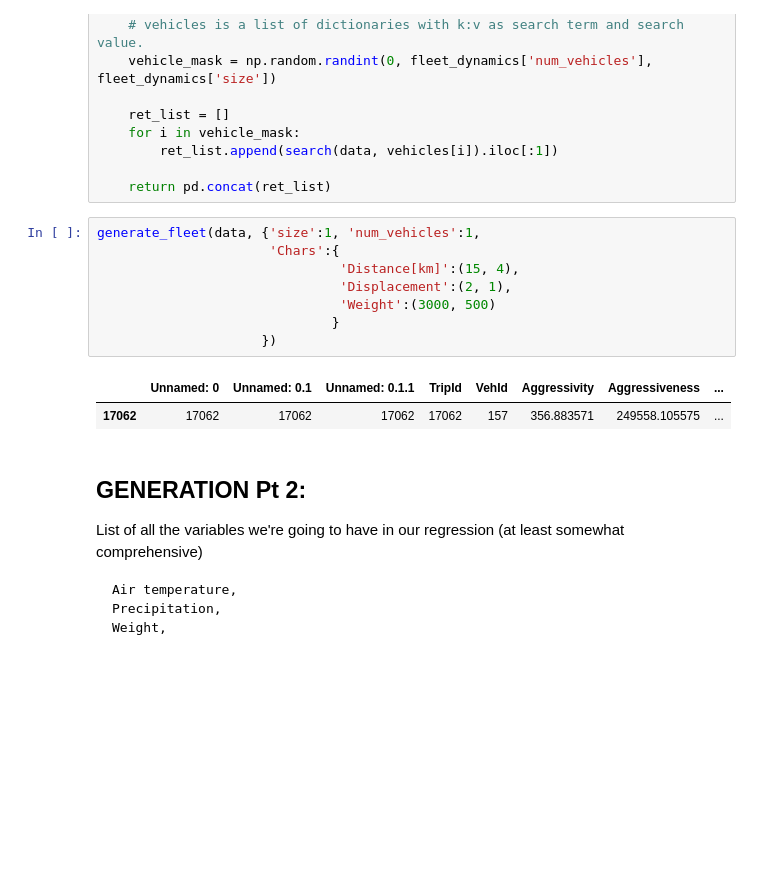
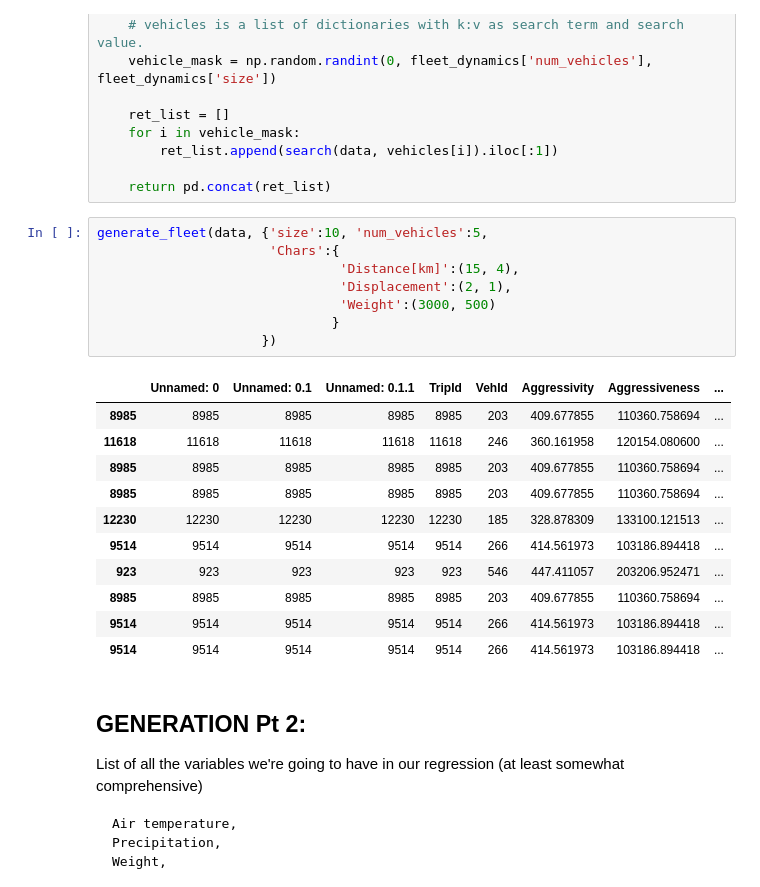
Before and after one commit to zamborg/NVFEL498, a Jupyter notebook: Notebooks/FleetGeneration.ipynb, the cells around one changed output. Drawn from its saved outputs; the diff is of its cells as text; blank space fills up the shorter version.

Commit message:
Fleet Generation

```diff
--- a/Notebooks/FleetGeneration.ipynb
+++ b/Notebooks/FleetGeneration.ipynb
@@ -411,16 +379,25 @@ def generate_fleet(data, fleet_dynamics = None):
 
     return pd.concat(ret_list)
 # %%
-generate_fleet(data, {'size':1, 'num_vehicles':1,
+generate_fleet(data, {'size':10, 'num_vehicles':5,
                       'Chars':{
                                'Distance[km]':(15, 4),
                                'Displacement':(2, 1),
                                'Weight':(3000, 500)
                               }
                      })
 # %% [output]
 |  | Unnamed: 0 | Unnamed: 0.1 | Unnamed: 0.1.1 | TripId | VehId | Aggressivity | Aggressiveness | ... |
-| 17062 | 17062 | 17062 | 17062 | 17062 | 157 | 356.883571 | 249558.105575 | ... |
+| 8985 | 8985 | 8985 | 8985 | 8985 | 203 | 409.677855 | 110360.758694 | ... |
+| 11618 | 11618 | 11618 | 11618 | 11618 | 246 | 360.161958 | 120154.080600 | ... |
+| 8985 | 8985 | 8985 | 8985 | 8985 | 203 | 409.677855 | 110360.758694 | ... |
+| 8985 | 8985 | 8985 | 8985 | 8985 | 203 | 409.677855 | 110360.758694 | ... |
+| 12230 | 12230 | 12230 | 12230 | 12230 | 185 | 328.878309 | 133100.121513 | ... |
+| 9514 | 9514 | 9514 | 9514 | 9514 | 266 | 414.561973 | 103186.894418 | ... |
+| 923 | 923 | 923 | 923 | 923 | 546 | 447.411057 | 203206.952471 | ... |
+| 8985 | 8985 | 8985 | 8985 | 8985 | 203 | 409.677855 | 110360.758694 | ... |
+| 9514 | 9514 | 9514 | 9514 | 9514 | 266 | 414.561973 | 103186.894418 | ... |
+| 9514 | 9514 | 9514 | 9514 | 9514 | 266 | 414.561973 | 103186.894418 | ... |
 # %% [markdown]
 ## GENERATION Pt 2:
 
```
Also changed, not shown: parts of 4 cells of this notebook.
